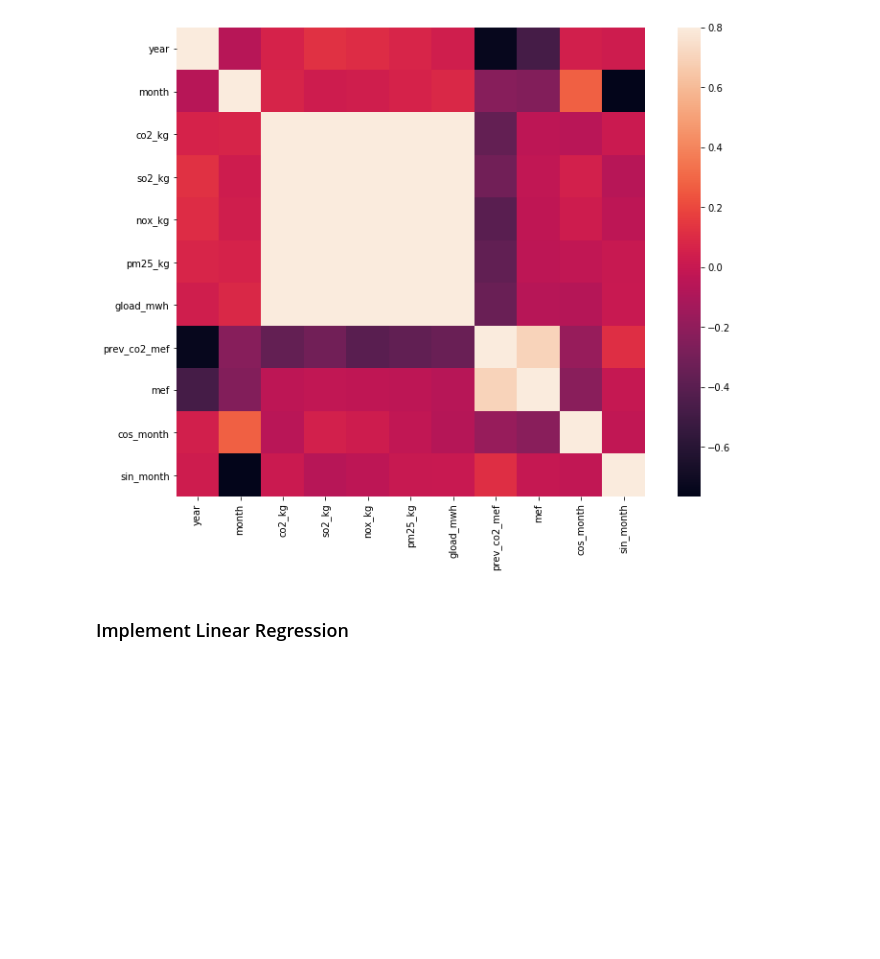
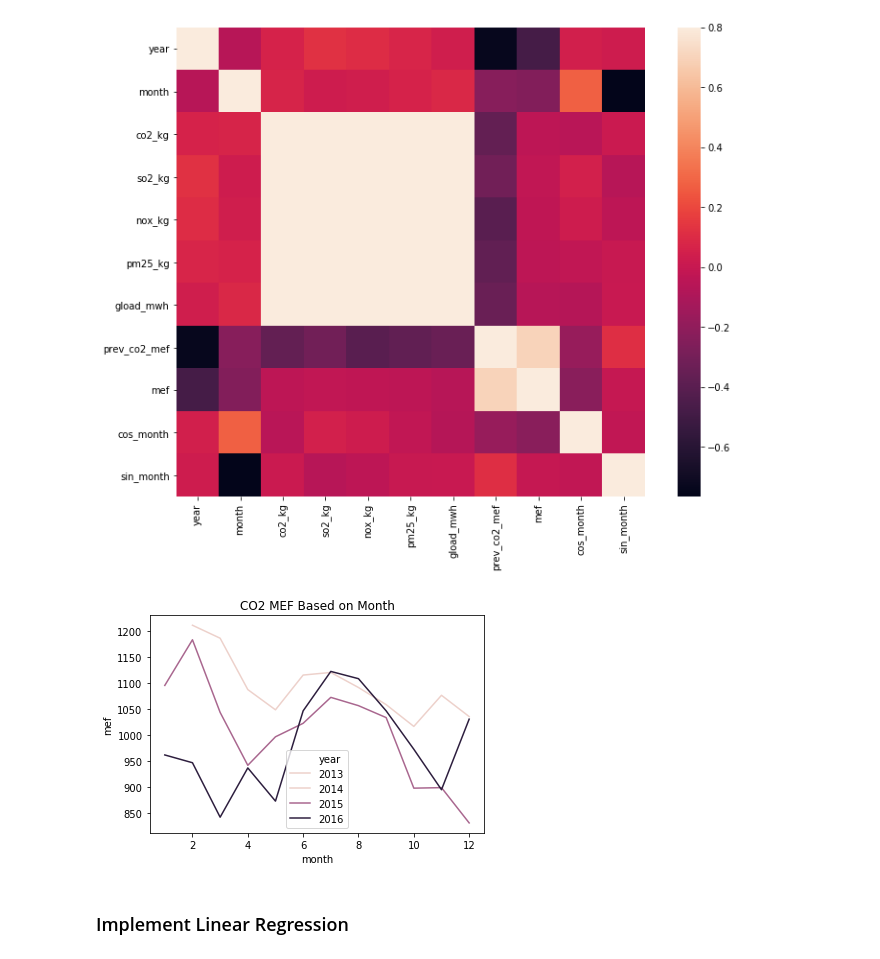
Before and after one commit to amy-wang/thesis2, a Jupyter notebook: reimplement_paper/mefs/uwo-thesis-data1.ipynb, the cells around one changed output. Drawn from its saved outputs; the diff is of its cells as text; code cells hidden in the pictures; blank space fills up the shorter version.

```diff
--- a/reimplement_paper/mefs/uwo-thesis-data1.ipynb
+++ b/reimplement_paper/mefs/uwo-thesis-data1.ipynb
@@ -84,6 +84,13 @@ sns.heatmap(corrmat, vmax=.8, square=True)
 # %% [output]
 <matplotlib.axes._subplots.AxesSubplot at 0x...>
 [figure]
+# %%
+sns.lineplot(x="month", y="mef", hue="year", data=df)
+
+plt.title("CO2 MEF Based on Month")
+plt.show()
+# %% [output]
+[figure, added]
 # %% [markdown]
 ### Implement Linear Regression
 # %%
```
Also changed, not shown: parts of 2 cells of this notebook.
